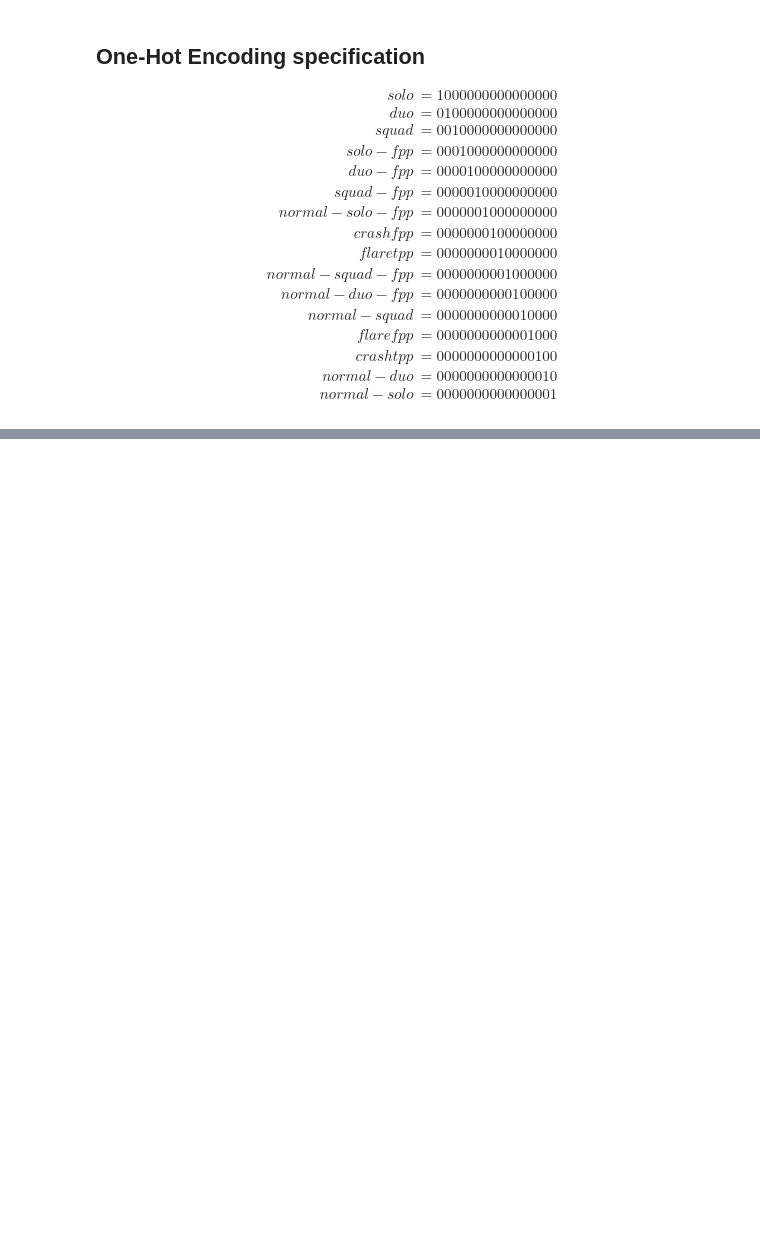
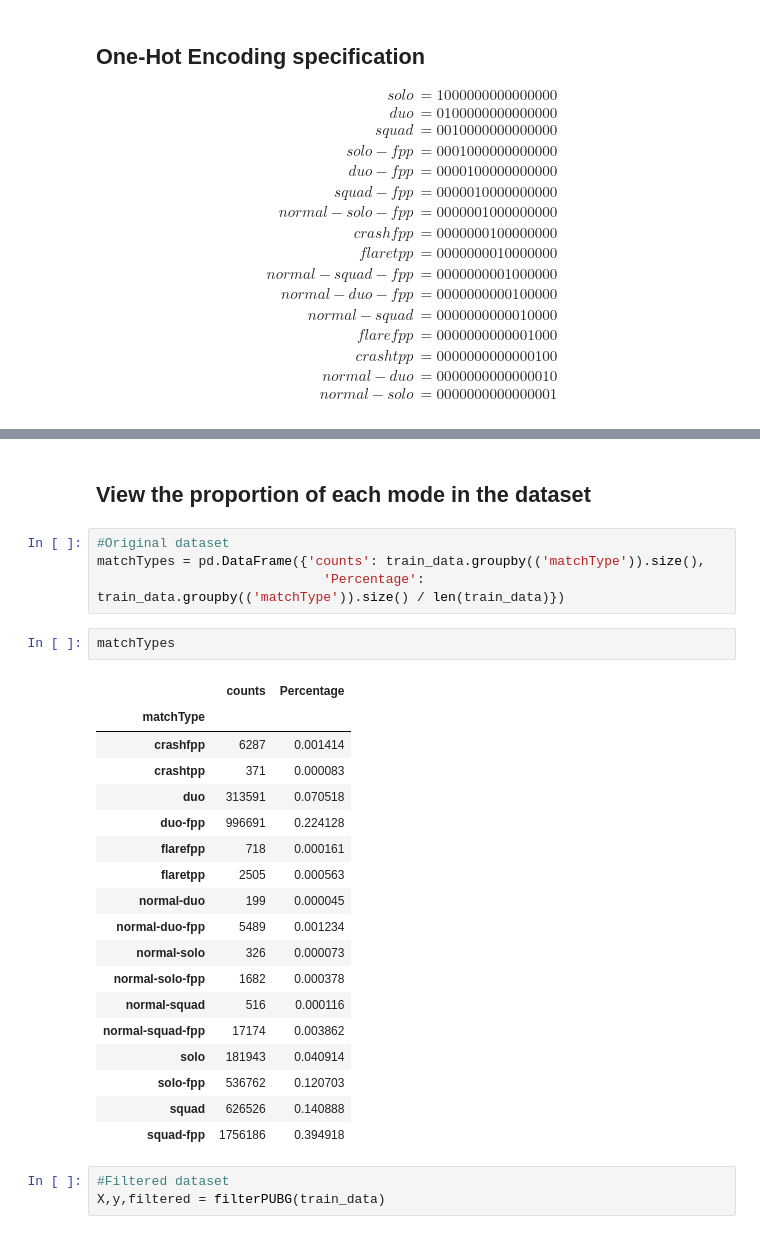
Before and after one commit to KefanWang/Investigation-of-the-Use-of-Player-Type-Clustering-in-Predicting-the-Finish-Placement-of-PUBG, a Jupyter notebook: PUBG.ipynb, the cells around one changed output, grey strips where cells are left out. Drawn from its saved outputs; the diff is of its cells as text; blank space fills up the shorter version.

```diff
--- a/PUBG.ipynb
+++ b/PUBG.ipynb
@@ -172,0 +192,30 @@ print(MSE)
+# %% [markdown]
+## View the proportion of each mode in the dataset
+# %%
+#Original dataset
+matchTypes = pd.DataFrame({'counts': train_data.groupby(('matchType')).size(),
+                             'Percentage': train_data.groupby(('matchType')).size() / len(train_data)})
+# %%
+matchTypes
+# %% [output]
+|  | counts | Percentage |
+| matchType |  |  |
+| crashfpp | 6287 | 0.001414 |
+| crashtpp | 371 | 0.000083 |
+| duo | 313591 | 0.070518 |
+| duo-fpp | 996691 | 0.224128 |
+| flarefpp | 718 | 0.000161 |
+| flaretpp | 2505 | 0.000563 |
+| normal-duo | 199 | 0.000045 |
+| normal-duo-fpp | 5489 | 0.001234 |
+| normal-solo | 326 | 0.000073 |
+| normal-solo-fpp | 1682 | 0.000378 |
+| normal-squad | 516 | 0.000116 |
+| normal-squad-fpp | 17174 | 0.003862 |
+| solo | 181943 | 0.040914 |
+| solo-fpp | 536762 | 0.120703 |
+| squad | 626526 | 0.140888 |
+| squad-fpp | 1756186 | 0.394918 |
+# %%
+#Filtered dataset
+X,y,filtered = filterPUBG(train_data)
```
Also changed, not shown: parts of 15 cells of this notebook.
